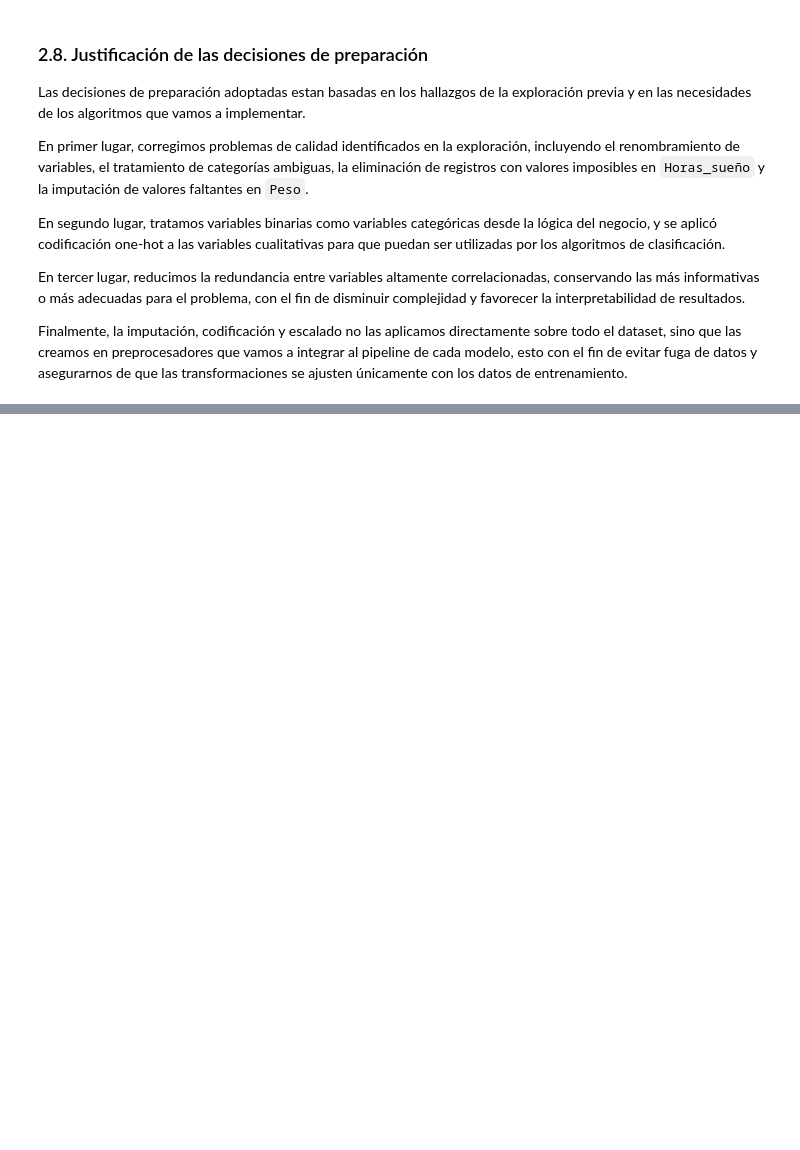
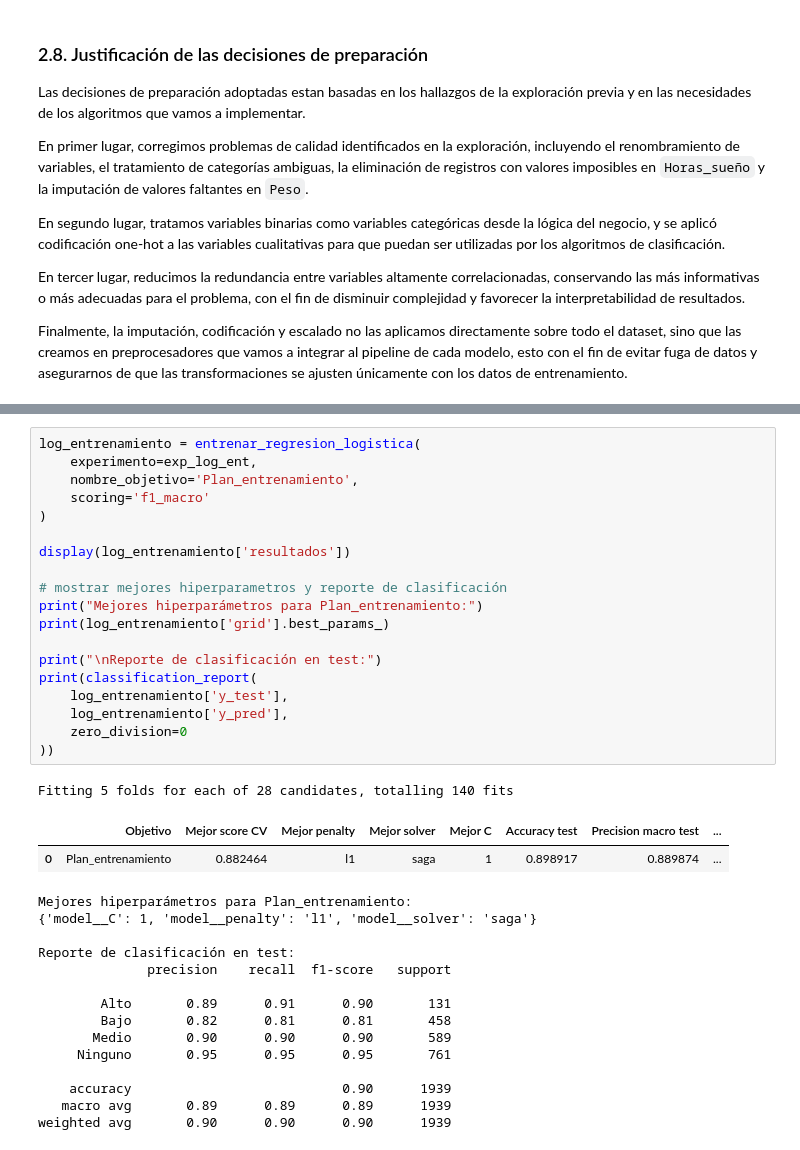
Before and after one commit to Dav1d10/MachineLearningLabs, a Jupyter notebook: Labs/Lab3.ipynb, the cells around one changed output, grey strips where cells are left out. Saved outputs shown, nothing was run; the diff lists cells and outputs as text; blank space fills up the shorter version.

```diff
--- a/Labs/Lab3.ipynb
+++ b/Labs/Lab3.ipynb
@@ -833,0 +969,37 @@ Finalmente, la imputación, codificación y escalado no las aplicamos directamen
+# %%
+log_entrenamiento = entrenar_regresion_logistica(
+    experimento=exp_log_ent,
+    nombre_objetivo='Plan_entrenamiento',
+    scoring='f1_macro'
+)
+
+display(log_entrenamiento['resultados'])
+
+# mostrar mejores hiperparametros y reporte de clasificación
+print("Mejores hiperparámetros para Plan_entrenamiento:")
+print(log_entrenamiento['grid'].best_params_)
+
+print("\nReporte de clasificación en test:")
+print(classification_report(
+    log_entrenamiento['y_test'],
+    log_entrenamiento['y_pred'],
+    zero_division=0
+))
+# %% [output]
+Fitting 5 folds for each of 28 candidates, totalling 140 fits
+|  | Objetivo | Mejor score CV | Mejor penalty | Mejor solver | Mejor C | Accuracy test | Precision macro test | ... |
+| 0 | Plan_entrenamiento | 0.882464 | l1 | saga | 1 | 0.898917 | 0.889874 | ... |
+Mejores hiperparámetros para Plan_entrenamiento:
+{'model__C': 1, 'model__penalty': 'l1', 'model__solver': 'saga'}
+
+Reporte de clasificación en test:
+              precision    recall  f1-score   support
+
+        Alto       0.89      0.91      0.90       131
+        Bajo       0.82      0.81      0.81       458
+       Medio       0.90      0.90      0.90       589
+     Ninguno       0.95      0.95      0.95       761
+
+    accuracy                           0.90      1939
+   macro avg       0.89      0.89      0.89      1939
+weighted avg       0.90      0.90      0.90      1939
```
Also changed, not shown: parts of 19 cells of this notebook.
